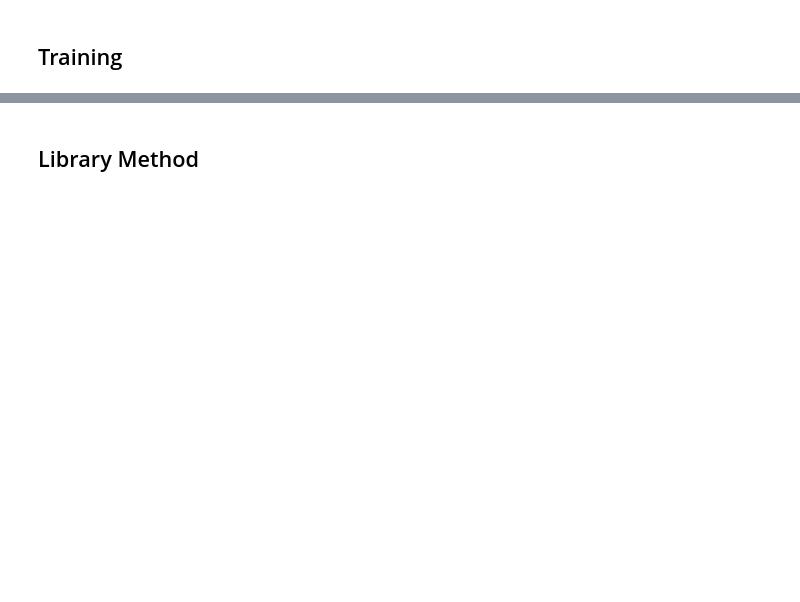
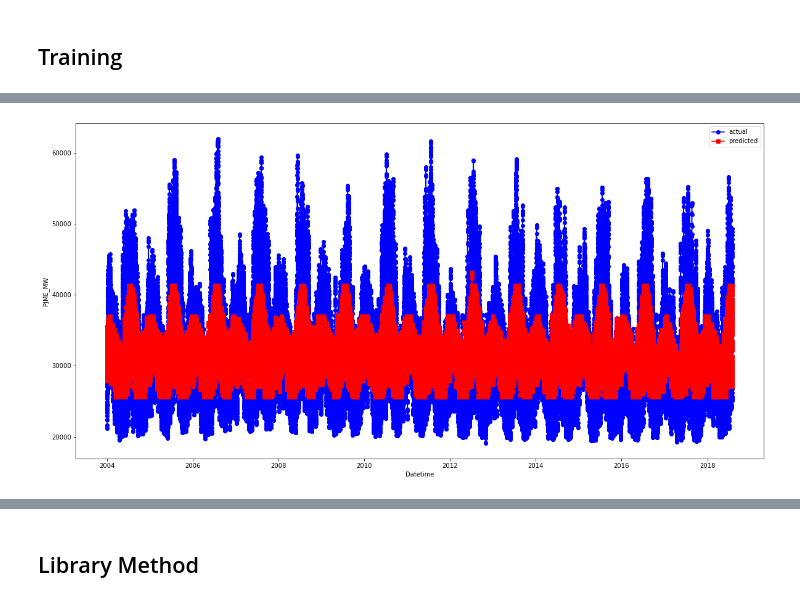
Before and after one commit to Aasneh/CS-361-Machine-Learning-Project, a Jupyter notebook: Code/GBoost.ipynb, the cells around one changed output, grey strips where cells are left out. Drawn from its saved outputs; the diff is of its cells as text; code cells hidden in the pictures; blank space fills up the shorter version.

```diff
--- a/Code/GBoost.ipynb
+++ b/Code/GBoost.ipynb
@@ -161,7 +161,7 @@ class Node:
             poss_score = self.gain(lhs_indices, rhs_indices)
 
             if poss_score > self.score:
-                self.col = col
+                self.var_idx = col
                 self.score = poss_score
                 self.split = split
 
@@ -494,8 +535,6 @@ df.head()
 ### Dataset
 # %%
 num_rows = df.shape[0]
-df=df[:10]
-
 # 80-20 split
 train_df = df.sample(frac=0.8, random_state=42)
 test_df = df.drop(train_df.index)
@@ -568,2 +556,12 @@ train_df.head()
 # %% [markdown]
 ## Training
+# %%
+# Initialize the model
+model = GradientBoostRegressor()
+train_df=train_df.reset_index(drop=True)
+
+# Fit the model
+X=train_df.drop(columns = ['PJME_MW'])
+y=train_df['PJME_MW']
+
+model.fit(X,y , depth=5, min_leaf=5, learning_rate=0.1, boosting_rounds=5, method = "fixed")
@@ -569,0 +579,5 @@ train_df.head()
+# %%
+Actual_Values = np.array(test_df['PJME_MW'])
+predictions = model.predict(test_df.drop(columns = ['PJME_MW']))
+Predicted_Values = predictions
+pd.DataFrame({'Actual Values':Actual_Values, 'Predicted Values':Predicted_Values})
@@ -569,0 +598,15 @@ train_df.head()
+# %%
+import matplotlib.pyplot as plt
+
+plt.figure(figsize=(20,10))
+plt.plot(df['Datetime'], Actual_Values, label='actual',color='blue', marker='o')
+
+plt.plot(df['Datetime'], Predicted_Values, label='predicted',color='red', marker='s')
+
+plt.xlabel('Datetime')
+plt.ylabel('PJME_MW')
+
+plt.legend()
+plt.show()
+# %% [output]
+[figure, added]
```
Also changed, not shown: parts of 44 cells of this notebook.
